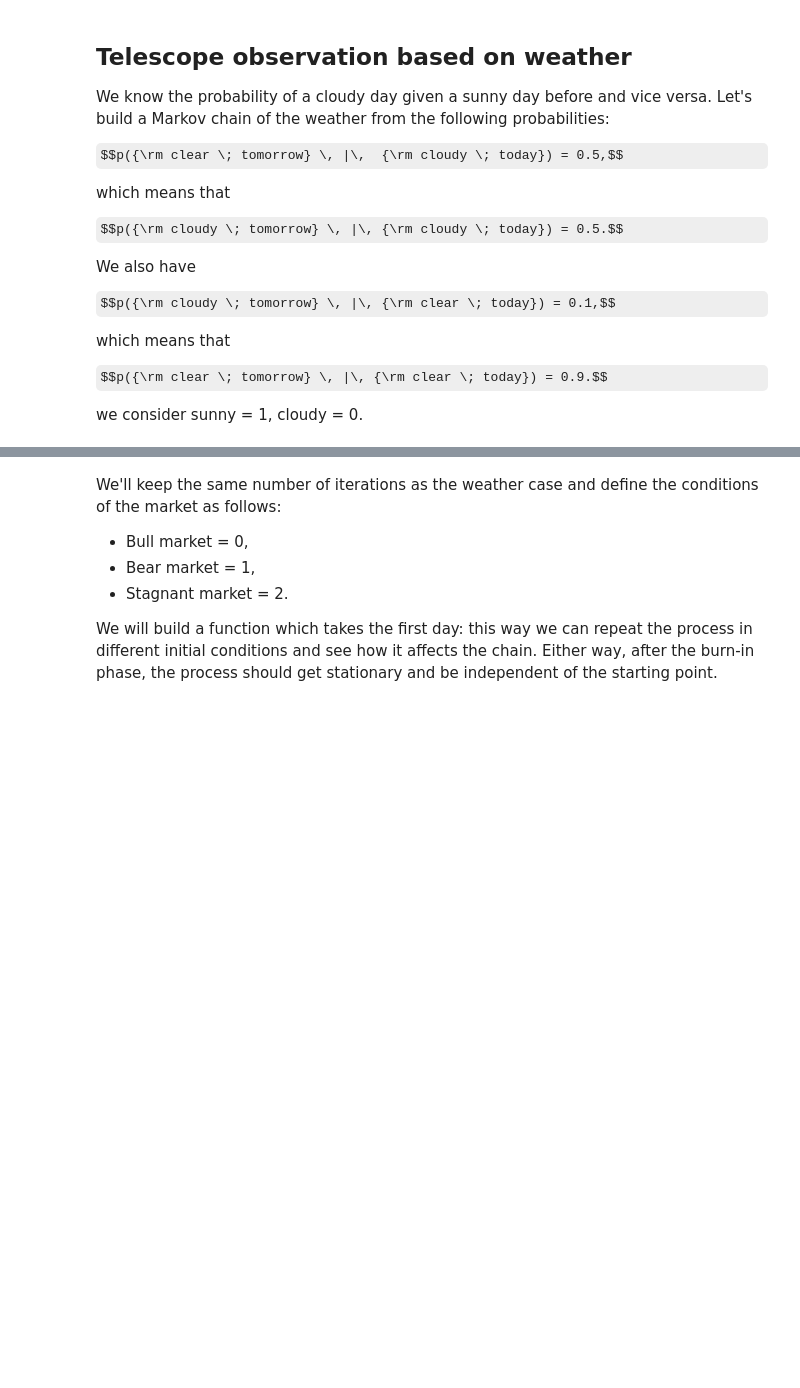
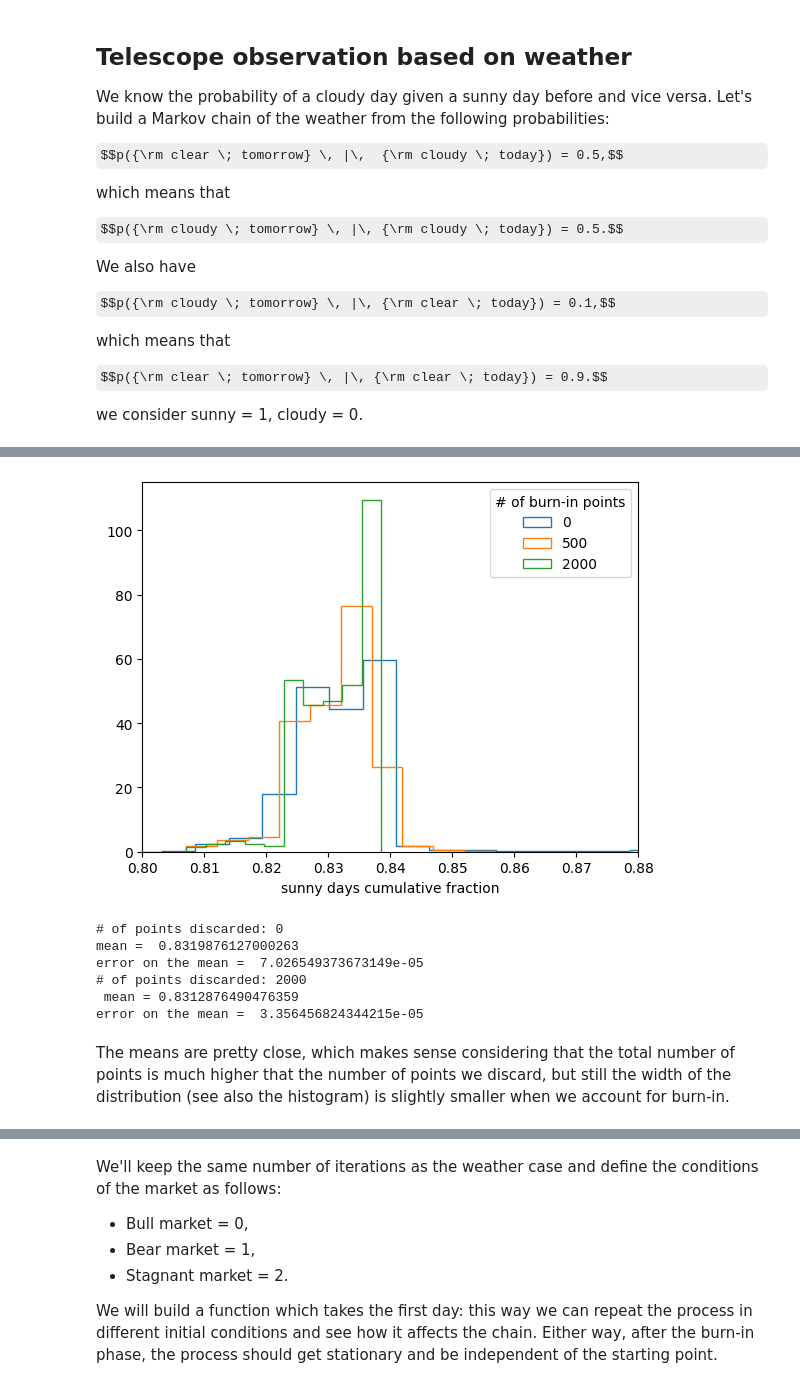
Before and after one commit to lisam10/astrostatistics_bicocca_2024, a Jupyter notebook: working/W10_teleobs.ipynb, the cells around one changed output, grey strips where cells are left out. Drawn from its saved outputs; the diff is of its cells as text; code cells hidden in the pictures; some formulas as TeX source; blank space fills up the shorter version.

```diff
--- a/working/W10_teleobs.ipynb
+++ b/working/W10_teleobs.ipynb
@@ -69,3 +61,29 @@ error on the mean =  0.00024939950887778293
+# %%
+plt.hist(sunny_fraction, int(np.sqrt(n_days)), histtype = 'step', density = True, label='0')
+plt.hist(sunny_fraction[500:], histtype = 'step', density = True, label='500')
+plt.hist(sunny_fraction[2000:], histtype = 'step', density = True, label='2000')
+
+plt.xlabel('sunny days cumulative fraction')
+plt.xlim(0.80, 0.88)
+plt.legend(title='# of burn-in points')
+plt.show()
+# %% [output]
+[figure, added]
+# %%
+print('# of points discarded: 0\nmean = ', np.mean(sunny_fraction))
+print('error on the mean = ', np.std(sunny_fraction)/np.sqrt(n_days))
+burn_in = 2000
+print('# of points discarded: {} \n mean = {}'.format(burn_in, np.mean(sunny_fraction[burn_in:])) )
+print('error on the mean = ', np.std(sunny_fraction[burn_in:])/np.sqrt(n_days-burn_in))
+# %% [output]
+# of points discarded: 0
+mean =  0.8319876127000263
+error on the mean =  7.026549373673149e-05
+# of points discarded: 2000
+ mean = 0.8312876490476359
+error on the mean =  3.356456824344215e-05
+# %% [markdown]
+The means are pretty close, which makes sense considering that the total number of points is much higher that the number of points we discard, but still the width of the distribution (see also the histogram) is slightly smaller when we account for burn-in.
 # %% [markdown]
 ## Stock market MC
 We now want to do the same for the Markovian process describing the stock market.
```
Also changed, not shown: parts of 13 cells of this notebook.
